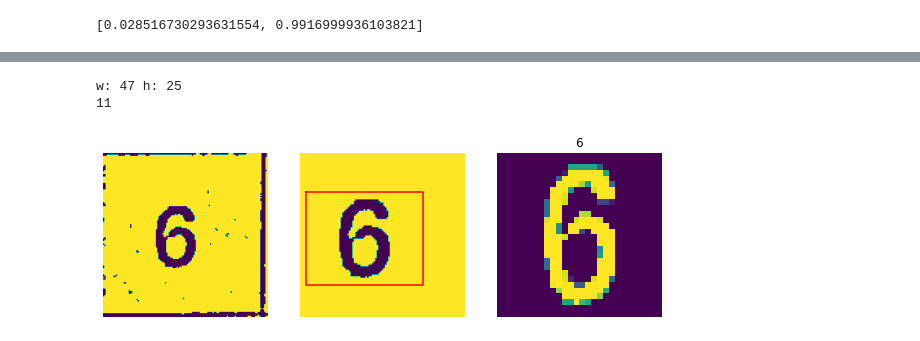
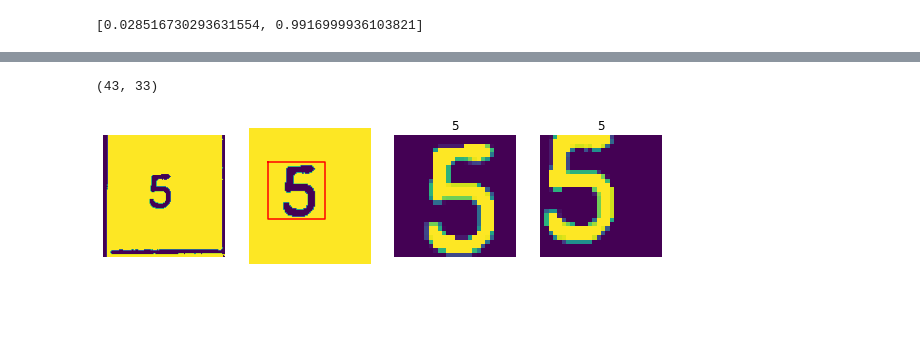
Before and after one commit to indykindyk/Sudoku-solver-opencv, a Jupyter notebook: src/gowno.ipynb, the cells around one changed output, grey strips where cells are left out. Cells and saved outputs as stored; diff of their text form; code cells hidden in the pictures; blank space fills up the shorter version.

```diff
--- a/src/gowno.ipynb
+++ b/src/gowno.ipynb
@@ -296,6 +362,5 @@ plt.axis(False);
 # %%
-pred_and_plot("box69.png", "models/model-08-0.99.h5")
+pred_and_plot("box_pre74.png", "models/model-08-0.99.h5")
 # %% [output]
-w: 47 h: 25
-11
+(43, 33)
-[figure, old version]
+[figure, new version]
```
Also changed, not shown: parts of 4 cells of this notebook, 2 other files.
